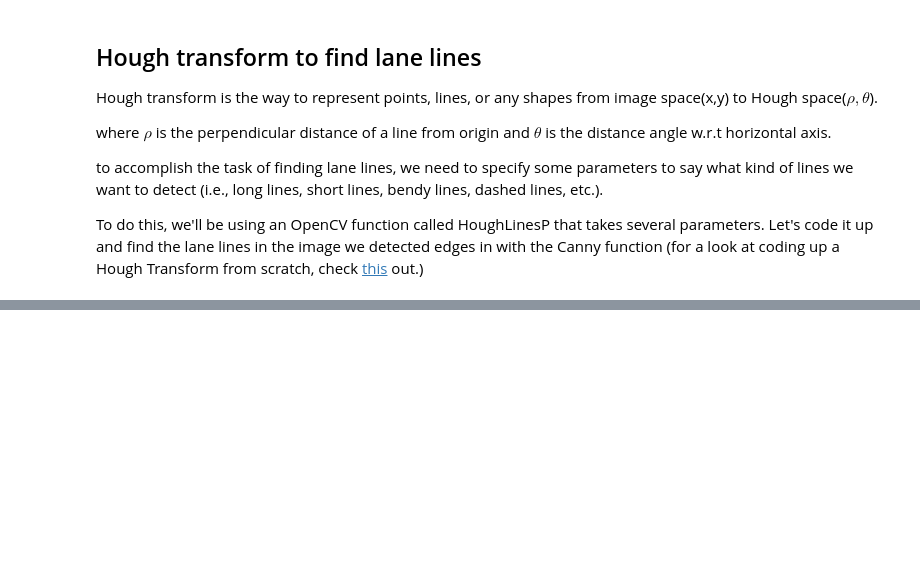
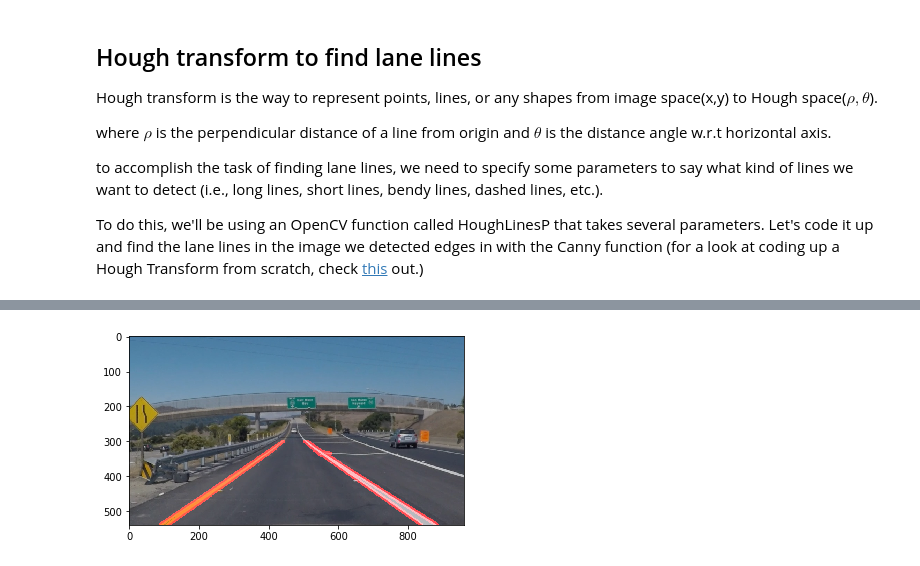
Before and after one commit to JahanAjani/SelfDrivingCar, a Jupyter notebook: 01_detect_lanes_and_highlight_area_of_interest.ipynb, the cells around one changed output, grey strips where cells are left out. Cells and saved outputs as stored; diff of their text form; code cells hidden in the pictures; blank space fills up the shorter version.

```diff
--- a/01_detect_lanes_and_highlight_area_of_interest.ipynb
+++ b/01_detect_lanes_and_highlight_area_of_interest.ipynb
@@ -146,0 +190,6 @@ lines = cv2.HoughLinesP(edges)
+# %%
+colored_combo = cv2.addWeighted(another_image, 0.8, line_image, 1, 0)
+plt.imshow(colored_combo)
+mpimg.imsave("images/hough_transformed_on_colored_image.jpg", colored_combo)
+# %% [output]
+[figure, added]
```
Also changed, not shown: parts of 4 cells of this notebook, 4 other files.
